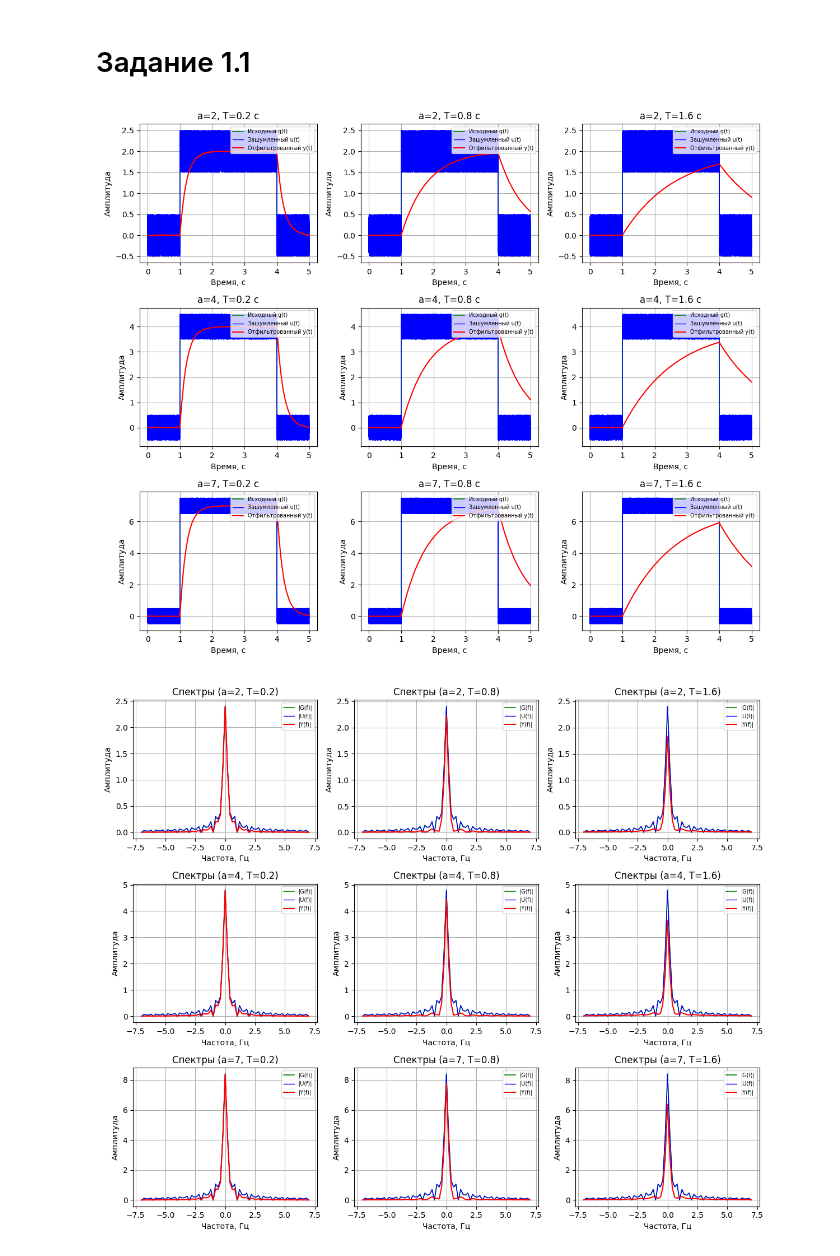
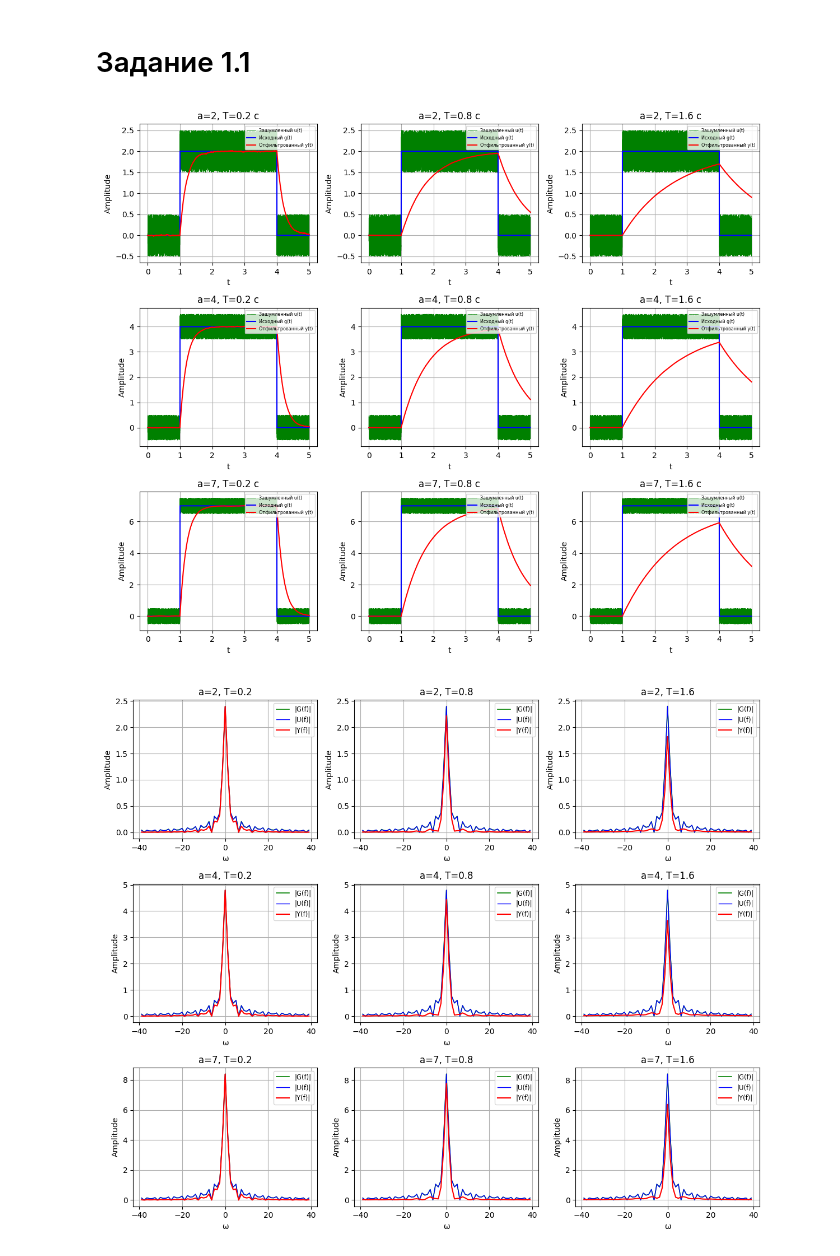
Before and after one commit to n-sukhov/ITMO-courses, a Jupyter notebook: Fourier_Methods/Lab4/Lab4.ipynb, the cells around one changed output. Saved outputs shown, nothing was run; the diff lists cells and outputs as text; code cells hidden in the pictures.

```diff
--- a/Fourier_Methods/Lab4/Lab4.ipynb
+++ b/Fourier_Methods/Lab4/Lab4.ipynb
@@ -86,14 +86,14 @@ d = 10
 plots_11 = []
 
 t_start, t_end = 0, 5
-num_points = 2 ** 15
+num_points = 2 ** 14
 t = np.linspace(t_start, t_end, num_points)
 dt = t[1] - t[0]
 N = len(t)
 
 def calc_spectrum(signal):
     spectrum = fftshift(np.abs(fft(signal)))
-    freq = fftshift(fftfreq(len(signal), dt))
+    freq = 2 * np.pi * fftshift(fftfreq(len(signal), dt))
     return freq, spectrum
 
 time_subplot_data = []
@@ -105,51 +105,51 @@ for i, a in enumerate(a_range):
     spectrum_row = []
     freq_response_row = []
 
-    for j, T_val in enumerate(T_range):
+    for j, T in enumerate(T_range):
         g_signal = np.array([g(ti, a) for ti in t])
         u_signal = np.array([u(ti, a, b, c, d) for ti in t])
 
-        sys = signal.TransferFunction([1], [T_val, 1])
+        sys = signal.TransferFunction([1], [T, 1])
         _, y_signal, _ = signal.lsim(sys, U=u_signal, T=t)
 
         f_g, spec_g = calc_spectrum(g_signal)
         f_u, spec_u = calc_spectrum(u_signal)
         f_y, spec_y = calc_spectrum(y_signal)
 
-        w = 2 * np.pi * f_g
-        W_mag = 1 / np.sqrt(1 + (T_val * w)**2)
+        w = f_g
+        W_mag = 1 / np.sqrt(1 + (T * w)**2)
 
-        afc_mask = (f_g >= 0) & (f_g < 10)
-        omega_mask = np.abs(f_g) < 7
+        afc_mask = (f_g >= 0) & (f_g < 60)
+        omega_mask = np.abs(f_g) < 40
 
         time_plot = [
-            [t, t, t],
-            [g_signal, u_signal, y_signal],
-            ['Исходный g(t)', 'Зашумленный u(t)', 'Отфильтрованный y(t)'],
-            'Время, с', 'Амплитуда',
+            [t] * 3,
+            [u_signal, g_signal, y_signal],
+            ['Зашумленный u(t)', 'Исходный g(t)', 'Отфильтрованный y(t)'],
+            't', 'Amplitude',
             ['g', 'b', 'r'],
-            ['-', '-', '-'],
-            [1.2, 1.0, 1.5],
-            [None, None, None],
-            [None, None, None],
-            f'a={a}, T={T_val} с',
+            ['-'] * 3,
+            [0.5, 1.5, 1.5],
+            [None] * 3,
+            [None] * 3,
+            f'a={a}, T={T} с',
         ]
         time_row.append(time_plot)
 
         spectrum_plot = [
-            [f_g[omega_mask], f_u[omega_mask], f_y[omega_mask]],
-            [2.0 / N * spec_g[omega_mask],
-             2.0 / N * spec_u[omega_mask],
+            [f_u[omega_mask], f_g[omega_mask], f_y[omega_mask]],
+            [2.0 / N * spec_u[omega_mask],
+             2.0 / N * spec_g[omega_mask],
              2.0 / N * spec_y[omega_mask]
             ],
             ['|G(f)|', '|U(f)|', '|Y(f)|'],
-            'Частота, Гц', 'Амплитуда',
+            'ω', 'Amplitude',
             ['g', 'b', 'r'],
-            ['-', '-', '-'],
+            ['-'] * 3,
             [1.2, 1.0, 1.5],
-            [None, None, None],
-            [None, None, None],
-            f'Спектры (a={a}, T={T_val})',
+            [None] * 3,
+            [None] * 3,
+            f'a={a}, T={T}',
         ]
         spectrum_row.append(spectrum_plot)
 
@@ -157,49 +157,47 @@ for i, a in enumerate(a_range):
             [f_g[afc_mask]],
             [W_mag[afc_mask]],
             ['|W(iω)|'],
-            'Частота, Гц', 'Амплитуда',
+            'omega', 'Amplitude',
             ['m'],
             ['-'],
             [1.5],
             [None],
             [None],
-            f'АЧХ фильтра (T={T_val})',
+            f'T={T}',
         ]
         freq_response_row.append(freq_response_plot)
 
     time_subplot_data.append(time_row)
     spectrum_subplot_data.append(spectrum_row)
     freq_response_subplot_data.append(freq_response_row)
 
 draw_plots(
     rows=3,
     cols=3,
     width=12,
     height=10,
     subplot_data=time_subplot_data,
     legend_loc='upper right',
-    legend_fontsize='x-small'
+    legend_fontsize='xx-small'
 )
 
 draw_plots(
     rows=3,
     cols=3,
     width=12,
     height=10,
     subplot_data=spectrum_subplot_data,
-    legend_loc='upper right',
-    legend_fontsize='x-small'
+    legend_loc='upper right'
 )
 
 draw_plots(
     rows=3,
     cols=3,
     width=12,
     height=10,
     subplot_data=freq_response_subplot_data,
-    legend_loc='upper right',
-    legend_fontsize='x-small'
+    legend_loc='upper right'
 )
 # %% [output]
-[figure, old version]
+[figure, new version]
-[figure, old version]
+[figure, new version]
```
Also changed, not shown: parts of 1 cell of this notebook.
